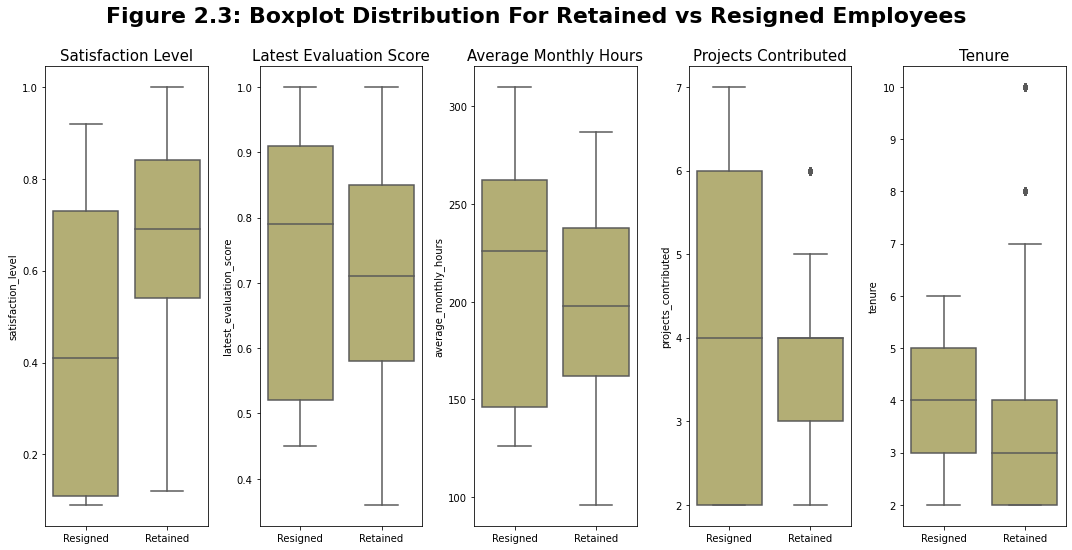
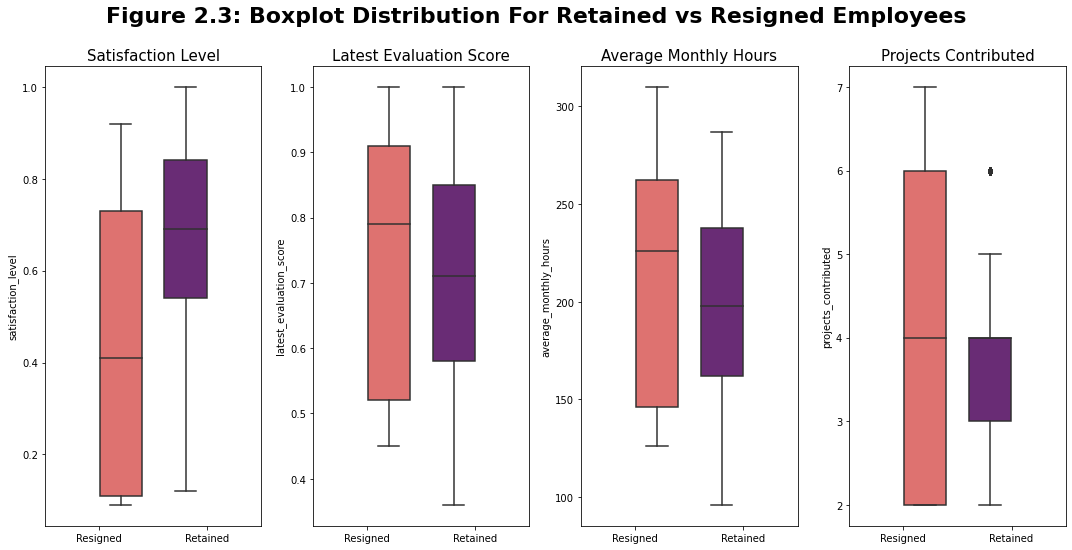
Unified diff of the notebook cell whose output changed from the first chart to the second:
--- before
+++ after
@@ -1,7 +1,8 @@
-fig, axes = plt.subplots(1,5,figsize=(15,8))
+fig, axes = plt.subplots(1,4,figsize=(15,8))
 
 a= 0
-for i in ["satisfaction_level","latest_evaluation_score","average_monthly_hours","projects_contributed","tenure"]:
-    sns.boxplot(x=df["left"].replace({0: "Retained", 1: "Resigned"}),y=df[str(i)],ax= axes[a],color='darkkhaki')
+for i in ["satisfaction_level","latest_evaluation_score","average_monthly_hours","projects_contributed"]:
+    sns.boxplot(x=df["left"].replace(new_labels),y=df[str(i)],hue=df["left"],ax= axes[a],palette="magma")
+    axes[a].get_legend().remove() # Remove legend from all subplots to avoid repetition
     axes[a].set_title(i.replace("_"," ").title(), fontsize=15)
     axes[a].set_xlabel("")

Commit: boxplot